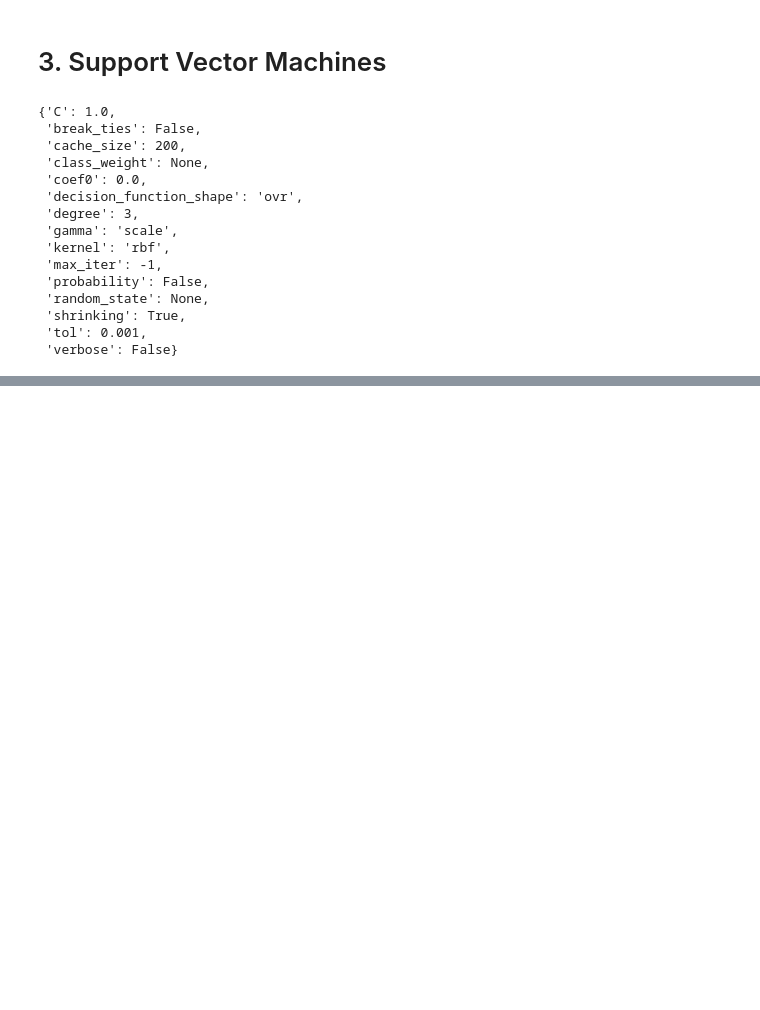
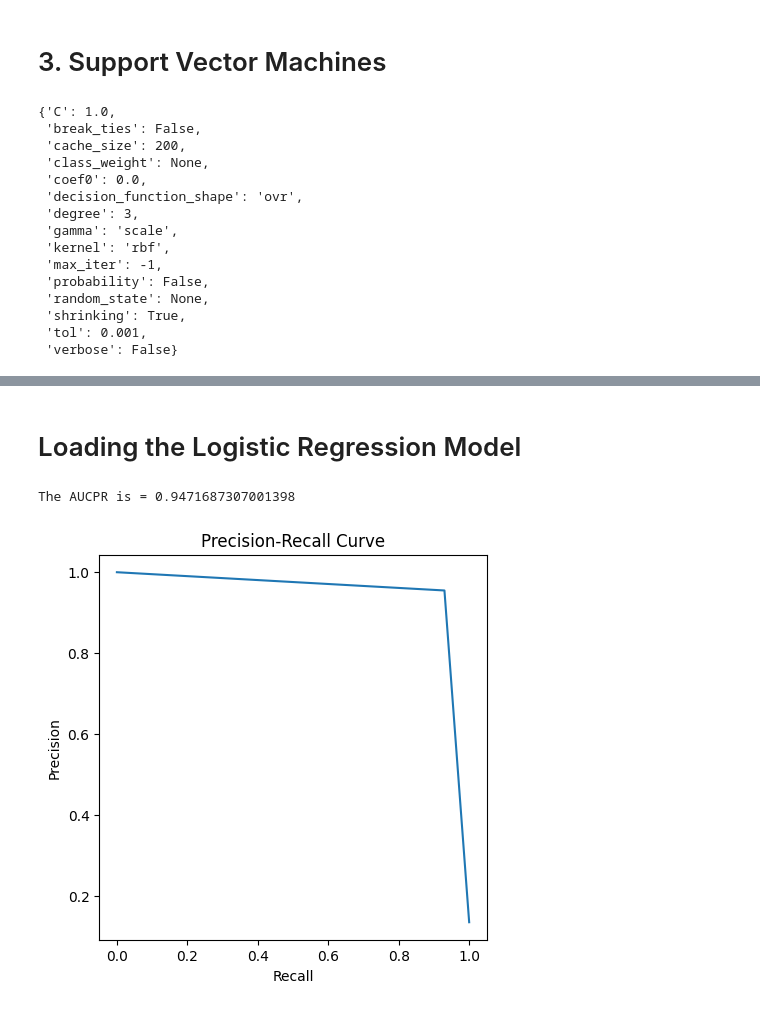
Before and after one commit to U1Kemp/AppliedMachineLearning, a Jupyter notebook: Assignment2/train.ipynb, the cells around one changed output, grey strips where cells are left out. Drawn from its saved outputs; the diff is of its cells as text; code cells hidden in the pictures; blank space fills up the shorter version.

```diff
--- a/Assignment2/train.ipynb
+++ b/Assignment2/train.ipynb
@@ -812,0 +245,11 @@ Since all models achieve a recall greater than 0.92 (meaning they are all fairly
+# %% [markdown]
+# Loading the Logistic Regression Model
+# %%
+logged_model = "runs:/c8f5d6fb7d574c7fae126048e30cd5c0/sklearn-model"
+
+model = mlflow.pyfunc.load_model(logged_model)
+y_pred = model.predict(X_test)
+print_aucpr(y_test, y_pred)
+# %% [output]
+The AUCPR is = 0.9471687307001398
+[figure, added]
```
Also changed, not shown: parts of 130 cells of this notebook, 58 other files.
